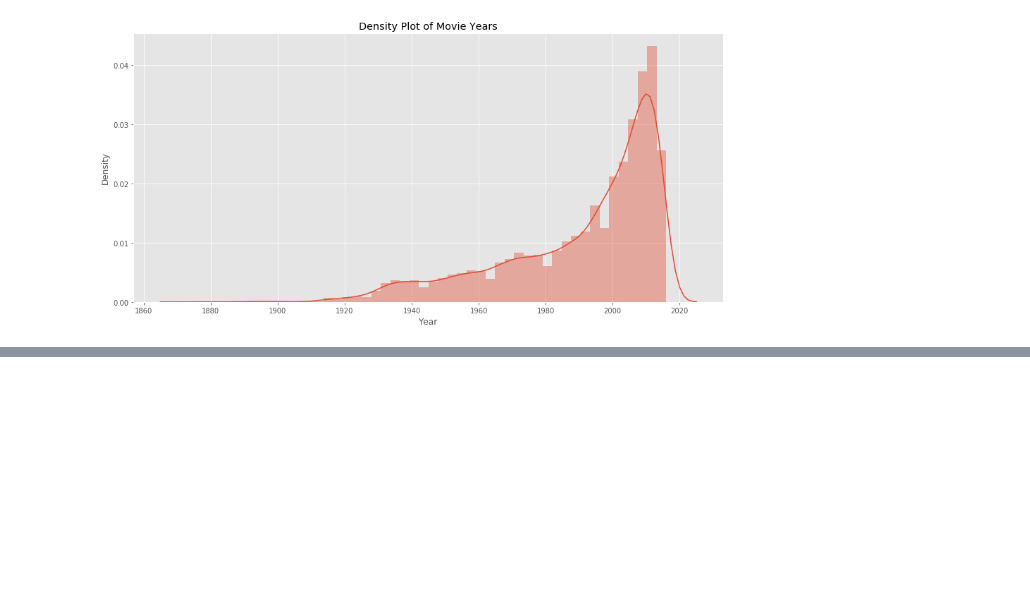
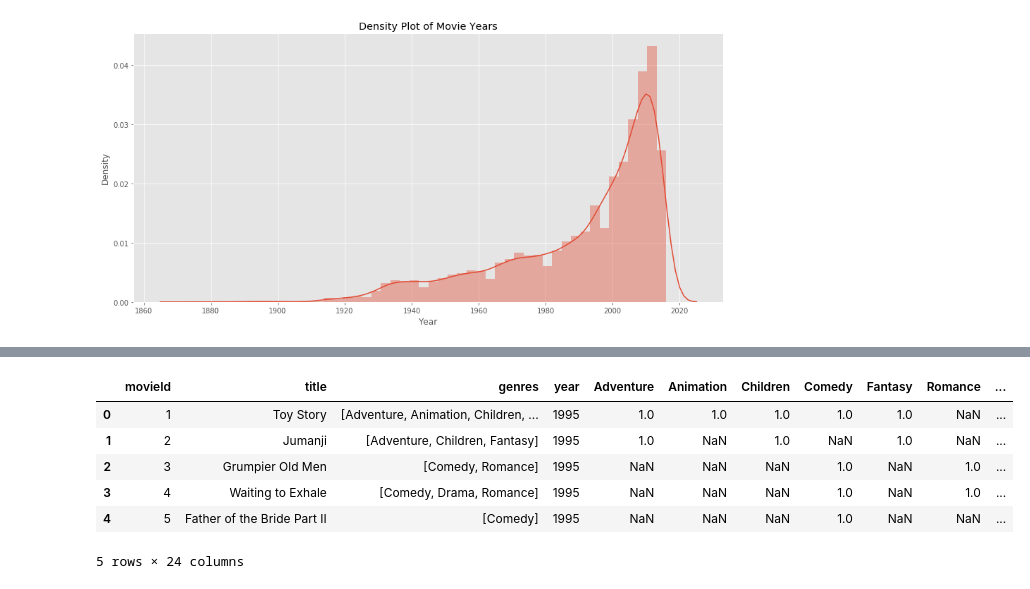
Before and after one commit to HarshitDawar55/Machine_And_Deep_Learning, a Jupyter notebook: Projects/Machine_Learning_Projects/Content_Based_Recommendation_System/Content_Based_Recommendation_System.ipynb, the cells around one changed output, grey strips where cells are left out. Cells and saved outputs as stored; diff of their text form; code cells hidden in the pictures; blank space fills up the shorter version.

```diff
--- a/Projects/Machine_Learning_Projects/Content_Based_Recommendation_System/Content_Based_Recommendation_System.ipynb
+++ b/Projects/Machine_Learning_Projects/Content_Based_Recommendation_System/Content_Based_Recommendation_System.ipynb
@@ -237,0 +250,14 @@ plt.show()
+# %%
+for index, row in movies.iterrows():
+    for genre in row.genres:
+        movies.at[index, genre] = 1
+# %%
+movies.head()
+# %% [output]
+|  | movieId | title | genres | year | Adventure | Animation | Children | Comedy | Fantasy | Romance | ... |
+| 0 | 1 | Toy Story | [Adventure, Animation, Children, ... | 1995 | 1.0 | 1.0 | 1.0 | 1.0 | 1.0 | NaN | ... |
+| 1 | 2 | Jumanji | [Adventure, Children, Fantasy] | 1995 | 1.0 | NaN | 1.0 | NaN | 1.0 | NaN | ... |
+| 2 | 3 | Grumpier Old Men | [Comedy, Romance] | 1995 | NaN | NaN | NaN | 1.0 | NaN | 1.0 | ... |
+| 3 | 4 | Waiting to Exhale | [Comedy, Drama, Romance] | 1995 | NaN | NaN | NaN | 1.0 | NaN | 1.0 | ... |
+| 4 | 5 | Father of the Bride Part II | [Comedy] | 1995 | NaN | NaN | NaN | 1.0 | NaN | NaN | ... |
+5 rows × 24 columns
```
Also changed, not shown: parts of 28 cells of this notebook.
